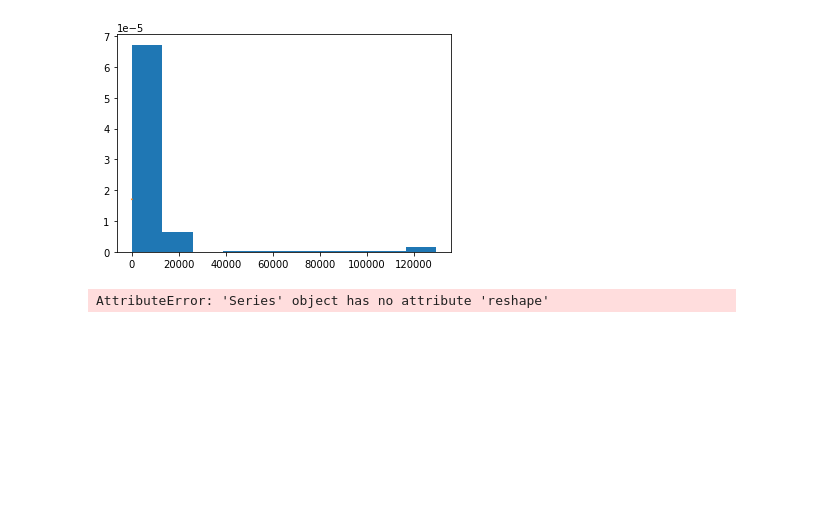
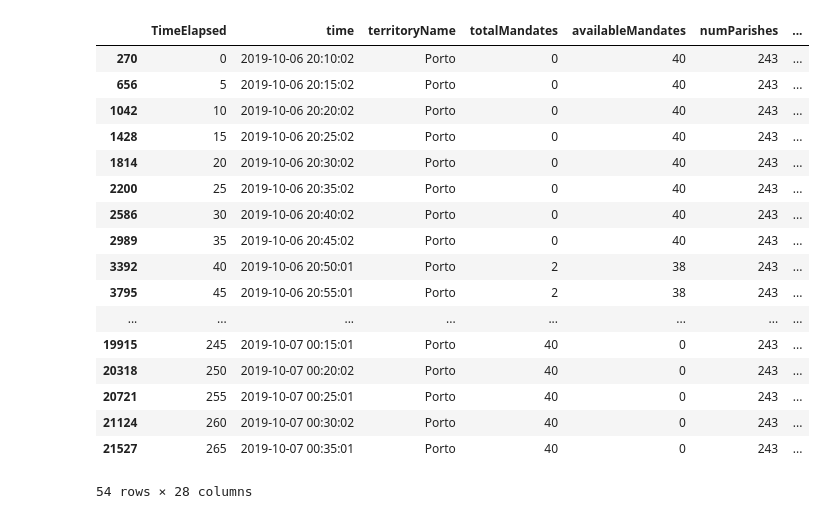
Before and after one commit to semaputnik/multivariate-data-analysis-labs, a Jupyter notebook: Lab_1/code.ipynb, the cells around one changed output. Saved outputs shown, nothing was run; the diff lists cells and outputs as text; code cells hidden in the pictures; blank space fills up the shorter version.

```diff
--- a/Lab_1/code.ipynb
+++ b/Lab_1/code.ipynb
@@ -3,4 +8,4 @@ import pandas as pd
 # %%
-source_data_path = "./data/SourceData/overall_results.csv"
+source_data_path = "./data/ElectionData.csv"
 # %%
-df = pd.read_csv(source_data_path)
+row_df = pd.read_csv(source_data_path)
@@ -52,6 +11,0 @@ probabilities = [dist.pdf(value) for value in values]
-# %%
-pyplot.hist(sample, bins=10, density=True)
-pyplot.plot(values, probabilities)
-pyplot.show()
-# %% [output]
-[figure, removed]
@@ -60,6 +12,23 @@ from sklearn.neighbors import KernelDensity
-# %%
-model = KernelDensity(bandwidth=2, kernel='gaussian')
-sample = sample.reshape((len(sample), 1))
-model.fit(sample)
-# %% [output]
-AttributeError: 'Series' object has no attribute 'reshape'
+# %%
+# For this Lab we choose records with Party = PS and territoryName = Porto
+full_df = row_df[(row_df['Party'] == 'PS') & (row_df['territoryName'] == 'Porto')]
+full_df
+# %% [output]
+|  | TimeElapsed | time | territoryName | totalMandates | availableMandates | numParishes | ... |
+| 270 | 0 | 2019-10-06 20:10:02 | Porto | 0 | 40 | 243 | ... |
+| 656 | 5 | 2019-10-06 20:15:02 | Porto | 0 | 40 | 243 | ... |
+| 1042 | 10 | 2019-10-06 20:20:02 | Porto | 0 | 40 | 243 | ... |
+| 1428 | 15 | 2019-10-06 20:25:02 | Porto | 0 | 40 | 243 | ... |
+| 1814 | 20 | 2019-10-06 20:30:02 | Porto | 0 | 40 | 243 | ... |
+| 2200 | 25 | 2019-10-06 20:35:02 | Porto | 0 | 40 | 243 | ... |
+| 2586 | 30 | 2019-10-06 20:40:02 | Porto | 0 | 40 | 243 | ... |
+| 2989 | 35 | 2019-10-06 20:45:02 | Porto | 0 | 40 | 243 | ... |
+| 3392 | 40 | 2019-10-06 20:50:01 | Porto | 2 | 38 | 243 | ... |
+| 3795 | 45 | 2019-10-06 20:55:01 | Porto | 2 | 38 | 243 | ... |
+| ... | ... | ... | ... | ... | ... | ... | ... |
+| 19915 | 245 | 2019-10-07 00:15:01 | Porto | 40 | 0 | 243 | ... |
+| 20318 | 250 | 2019-10-07 00:20:02 | Porto | 40 | 0 | 243 | ... |
+| 20721 | 255 | 2019-10-07 00:25:01 | Porto | 40 | 0 | 243 | ... |
+| 21124 | 260 | 2019-10-07 00:30:02 | Porto | 40 | 0 | 243 | ... |
+| 21527 | 265 | 2019-10-07 00:35:01 | Porto | 40 | 0 | 243 | ... |
+54 rows × 28 columns
```
Also changed, not shown: parts of 21 cells of this notebook, 3 other files.
